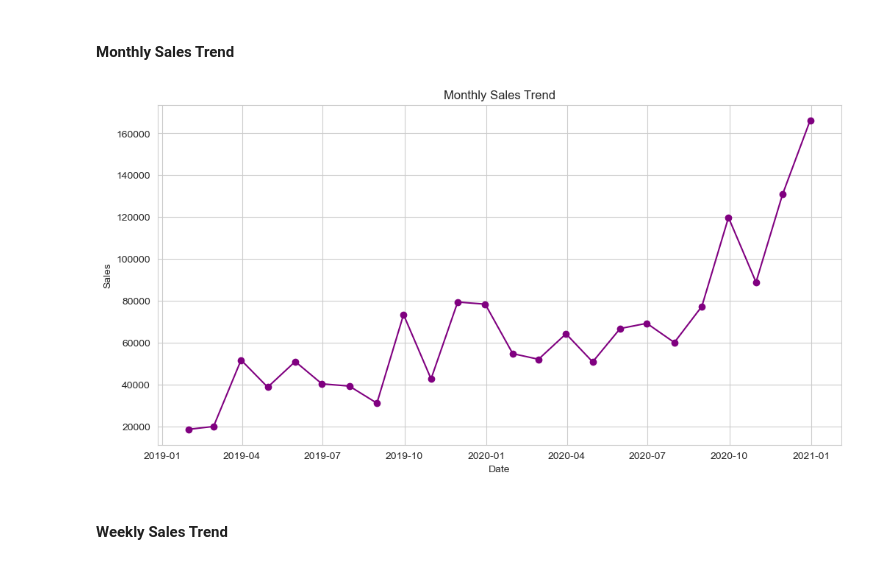
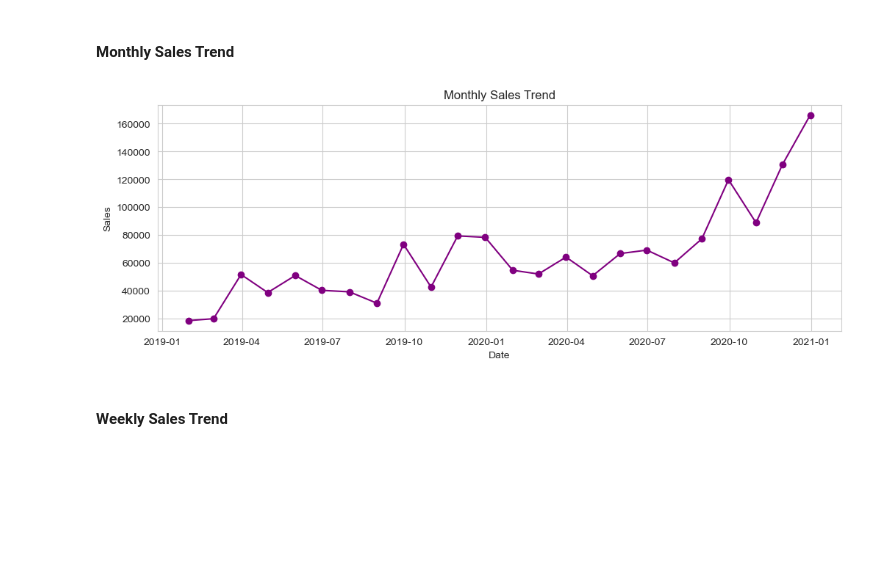
Before and after one commit to Pragya-011/Super-Store-Sales-Analysis, a Jupyter notebook: Python File/Preprocessing_and_EDA.ipynb, the cells around one changed output. Cells and saved outputs as stored; diff of their text form; code cells hidden in the pictures; blank space fills up the shorter version.

```diff
--- a/Python File/Preprocessing_and_EDA.ipynb
+++ b/Python File/Preprocessing_and_EDA.ipynb
@@ -337,17 +337,16 @@ plt.show()
 # %%
 # Grouping data by 'Order Date' and calculating the total sales for each Order Date or 'monthly_sales'
 monthly_sales = df.resample('M', on='Order Date')['Sales'].sum()
 
 # Plotting the monthly_sales trend
-plt.figure(figsize=(12, 6))
+plt.figure(figsize=(12, 4))
 plt.plot(monthly_sales.index, monthly_sales.values,marker='o', linestyle='-', color='purple')
 plt.title('Monthly Sales Trend')
 plt.xlabel('Date')
 plt.ylabel('Sales')
-plt.grid(True)
 plt.show()
 # %% [output]
-[figure, old version]
+[figure, new version]
 # %% [markdown]
 #### Weekly Sales Trend
 # %%
```
Also changed, not shown: parts of 18 cells of this notebook.
